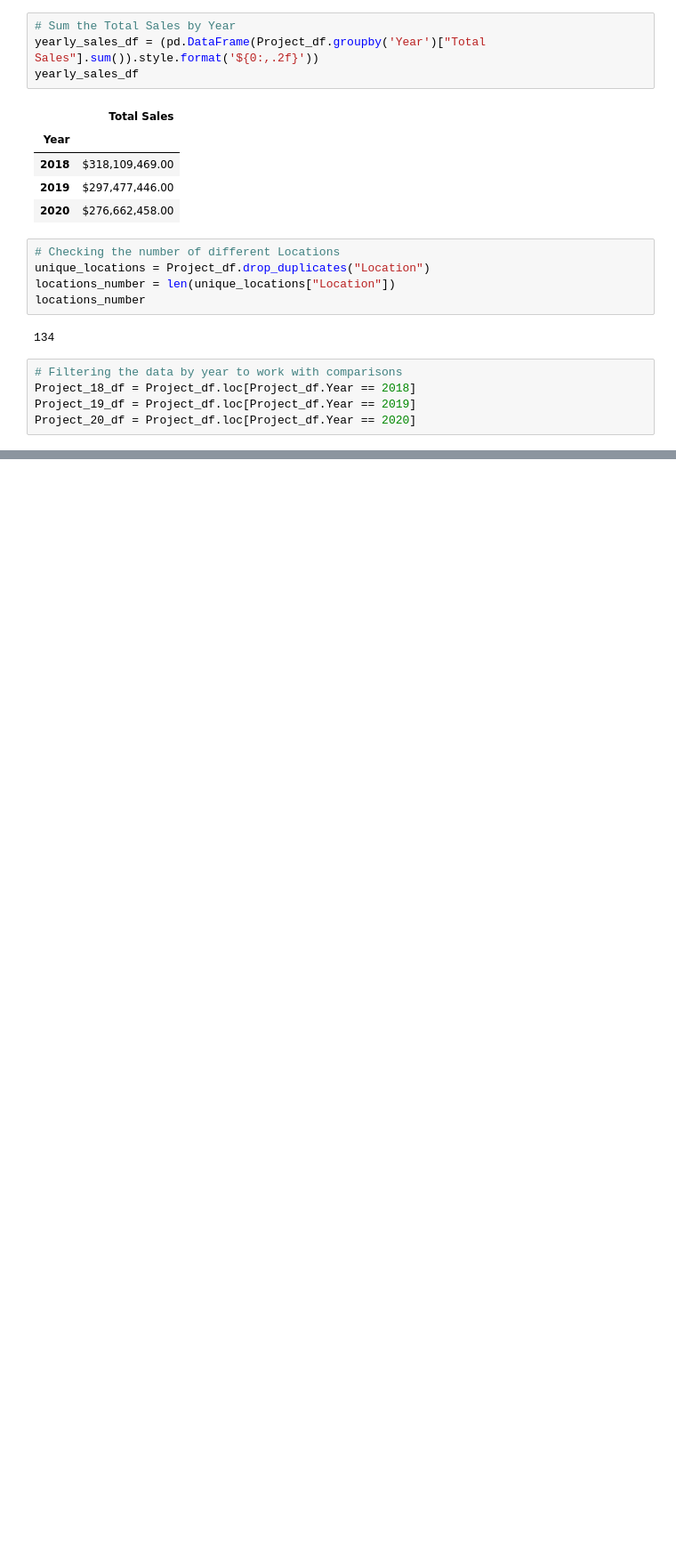
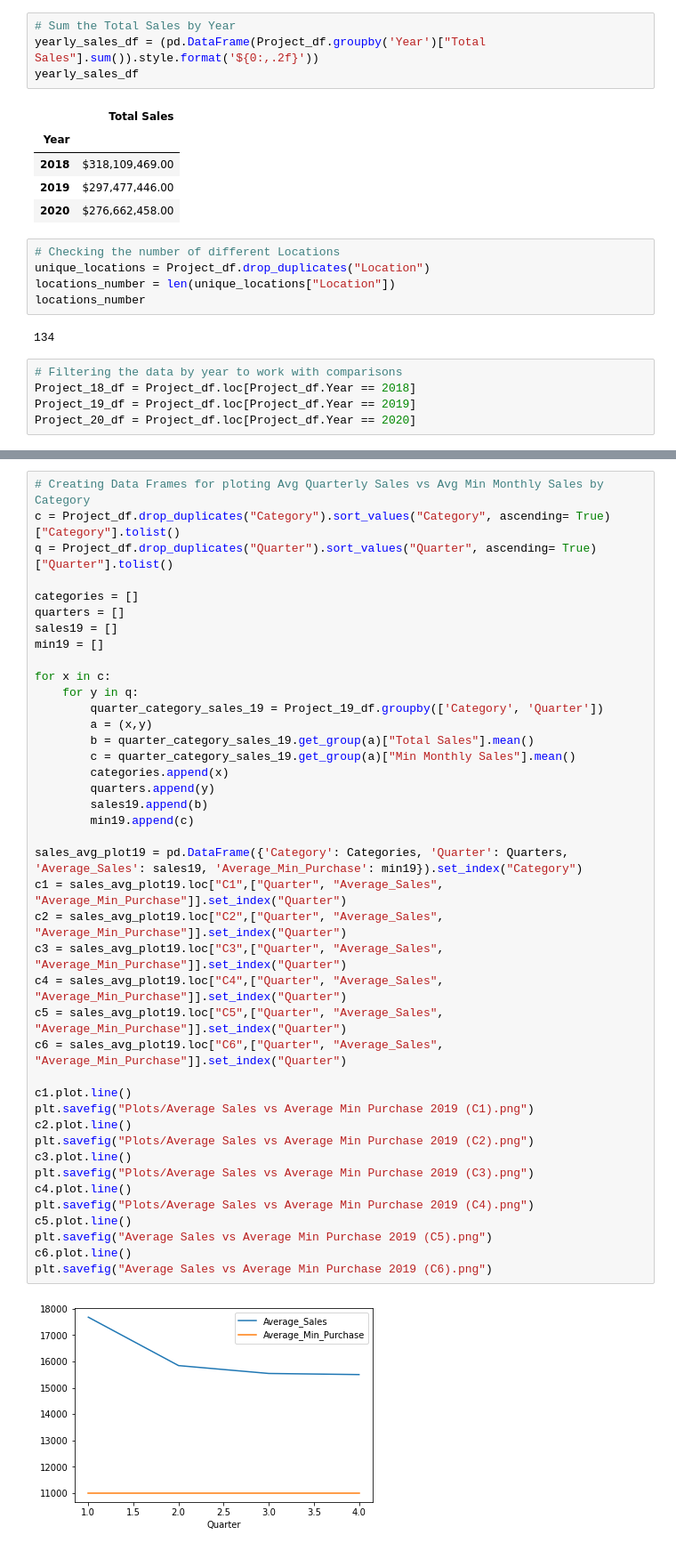
Before and after one commit to MauCFD/Project_1, a Jupyter notebook: project 1 - Analyzing a Loyalty Program/Loyalty Program - analyzing data.ipynb, the cells around one changed output, grey strips where cells are left out. Shown at 89% size. Drawn from its saved outputs; the diff is of its cells as text; blank space fills up the shorter version.

```diff
--- a/project 1 - Analyzing a Loyalty Program/Loyalty Program - analyzing data.ipynb
+++ b/project 1 - Analyzing a Loyalty Program/Loyalty Program - analyzing data.ipynb
@@ -95,0 +143,43 @@ quarter_category_2018_df
+# %%
+# Creating Data Frames for ploting Avg Quarterly Sales vs Avg Min Monthly Sales by Category
+c = Project_df.drop_duplicates("Category").sort_values("Category", ascending= True)["Category"].tolist()
+q = Project_df.drop_duplicates("Quarter").sort_values("Quarter", ascending= True)["Quarter"].tolist()
+
+categories = []
+quarters = []
+sales19 = []
+min19 = []
+
+for x in c:
+    for y in q:
+        quarter_category_sales_19 = Project_19_df.groupby(['Category', 'Quarter'])
+        a = (x,y)
+        b = quarter_category_sales_19.get_group(a)["Total Sales"].mean()
+        c = quarter_category_sales_19.get_group(a)["Min Monthly Sales"].mean()
+        categories.append(x)
+        quarters.append(y)
+        sales19.append(b)
+        min19.append(c)
+
+sales_avg_plot19 = pd.DataFrame({'Category': Categories, 'Quarter': Quarters, 'Average_Sales': sales19, 'Average_Min_Purchase': min19}).set_index("Category")
+c1 = sales_avg_plot19.loc["C1",["Quarter", "Average_Sales", "Average_Min_Purchase"]].set_index("Quarter")
+c2 = sales_avg_plot19.loc["C2",["Quarter", "Average_Sales", "Average_Min_Purchase"]].set_index("Quarter")
+c3 = sales_avg_plot19.loc["C3",["Quarter", "Average_Sales", "Average_Min_Purchase"]].set_index("Quarter")
+c4 = sales_avg_plot19.loc["C4",["Quarter", "Average_Sales", "Average_Min_Purchase"]].set_index("Quarter")
+c5 = sales_avg_plot19.loc["C5",["Quarter", "Average_Sales", "Average_Min_Purchase"]].set_index("Quarter")
+c6 = sales_avg_plot19.loc["C6",["Quarter", "Average_Sales", "Average_Min_Purchase"]].set_index("Quarter")
+
+c1.plot.line()
+plt.savefig("Plots/Average Sales vs Average Min Purchase 2019 (C1).png")
+c2.plot.line()
+plt.savefig("Plots/Average Sales vs Average Min Purchase 2019 (C2).png")
+c3.plot.line()
+plt.savefig("Plots/Average Sales vs Average Min Purchase 2019 (C3).png")
+c4.plot.line()
+plt.savefig("Plots/Average Sales vs Average Min Purchase 2019 (C4).png")
+c5.plot.line()
+plt.savefig("Average Sales vs Average Min Purchase 2019 (C5).png")
+c6.plot.line()
+plt.savefig("Average Sales vs Average Min Purchase 2019 (C6).png")
+# %% [output]
+[figure, added]
```
Also changed, not shown: parts of 6 cells of this notebook, 18 other files.
